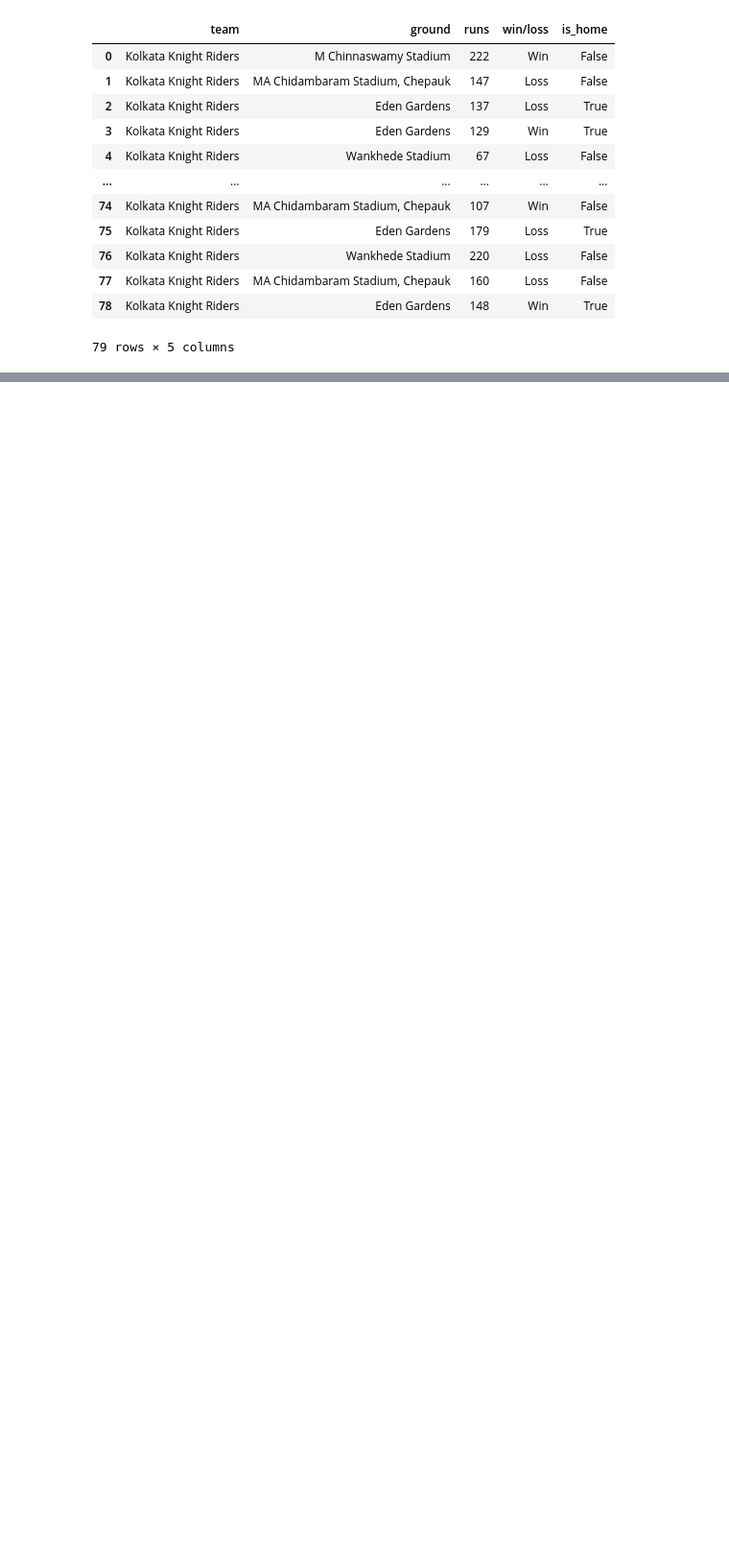
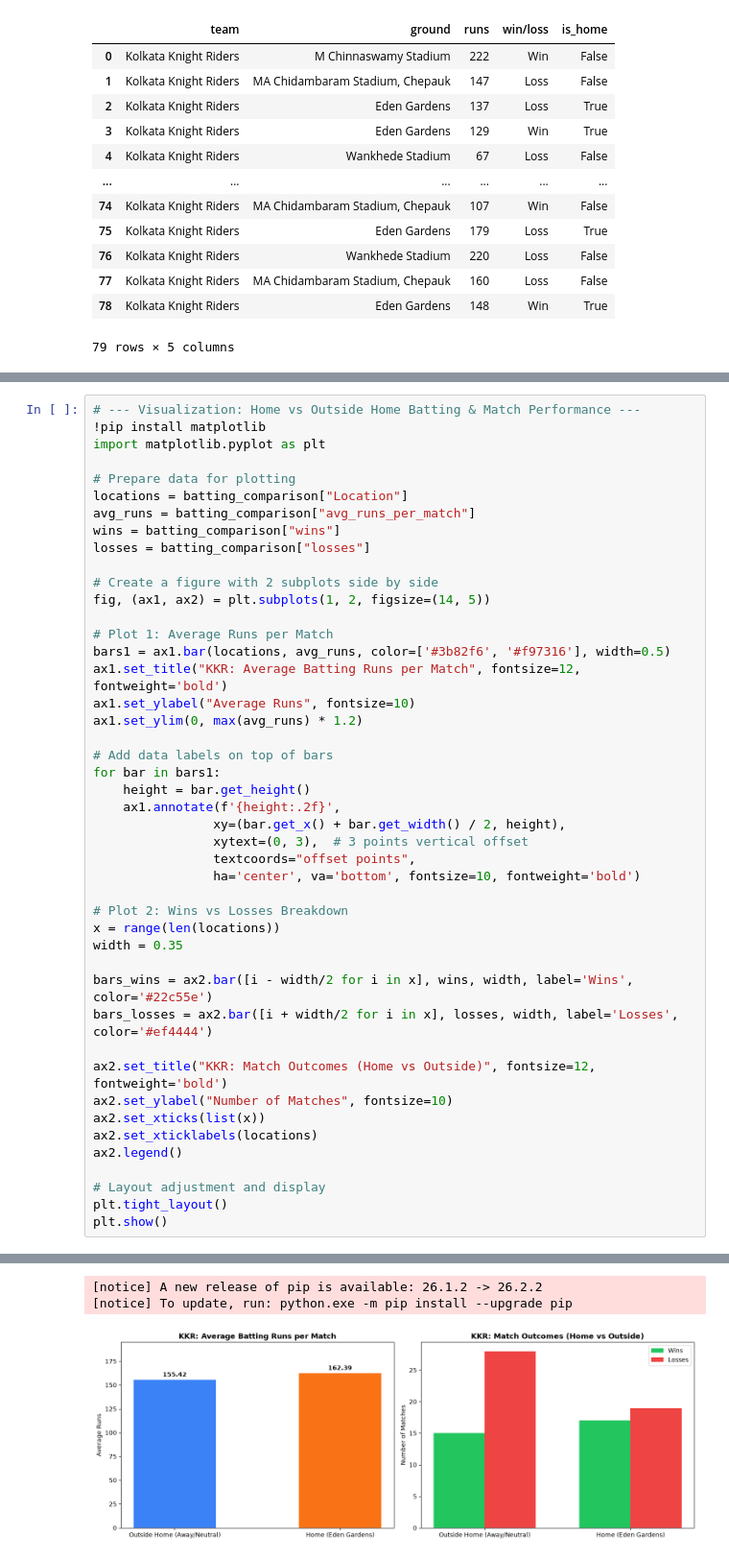
Before and after one commit to Chetandoescode7781/Statistical-Analysis-of-Home-Ground-Advantage-in-IPL, a Jupyter notebook: kkr/data_of_kkr.ipynb, the cells around one changed output, grey strips where cells are left out. Shown at 96% size. Saved outputs shown, nothing was run; the diff lists cells and outputs as text; blank space fills up the shorter version.

```diff
--- a/kkr/data_of_kkr.ipynb
+++ b/kkr/data_of_kkr.ipynb
@@ -112,0 +145,46 @@ display(result_df)
+# %%
+# --- Visualization: Home vs Outside Home Batting & Match Performance ---
+!pip install matplotlib
+import matplotlib.pyplot as plt
+
+# Prepare data for plotting
+locations = batting_comparison["Location"]
+avg_runs = batting_comparison["avg_runs_per_match"]
+wins = batting_comparison["wins"]
+losses = batting_comparison["losses"]
+
+# Create a figure with 2 subplots side by side
+fig, (ax1, ax2) = plt.subplots(1, 2, figsize=(14, 5))
+
+# Plot 1: Average Runs per Match
+bars1 = ax1.bar(locations, avg_runs, color=['#3b82f6', '#f97316'], width=0.5)
+ax1.set_title("KKR: Average Batting Runs per Match", fontsize=12, fontweight='bold')
+ax1.set_ylabel("Average Runs", fontsize=10)
+ax1.set_ylim(0, max(avg_runs) * 1.2)
+
+# Add data labels on top of bars
+for bar in bars1:
+    height = bar.get_height()
+    ax1.annotate(f'{height:.2f}',
+                xy=(bar.get_x() + bar.get_width() / 2, height),
+                xytext=(0, 3),  # 3 points vertical offset
+                textcoords="offset points",
+                ha='center', va='bottom', fontsize=10, fontweight='bold')
+
+# Plot 2: Wins vs Losses Breakdown
+x = range(len(locations))
+width = 0.35
+
+bars_wins = ax2.bar([i - width/2 for i in x], wins, width, label='Wins', color='#22c55e')
+bars_losses = ax2.bar([i + width/2 for i in x], losses, width, label='Losses', color='#ef4444')
+
+ax2.set_title("KKR: Match Outcomes (Home vs Outside)", fontsize=12, fontweight='bold')
+ax2.set_ylabel("Number of Matches", fontsize=10)
+ax2.set_xticks(list(x))
+ax2.set_xticklabels(locations)
+ax2.legend()
+
+# Layout adjustment and display
+plt.tight_layout()
+plt.show()
+# %% [output]
@@ -112,0 +203,3 @@ display(result_df)
+[notice] A new release of pip is available: 26.1.2 -> 26.2.2
+[notice] To update, run: python.exe -m pip install --upgrade pip
+[figure, added]
```
Also changed, not shown: parts of 2 cells of this notebook, 1 other file.
